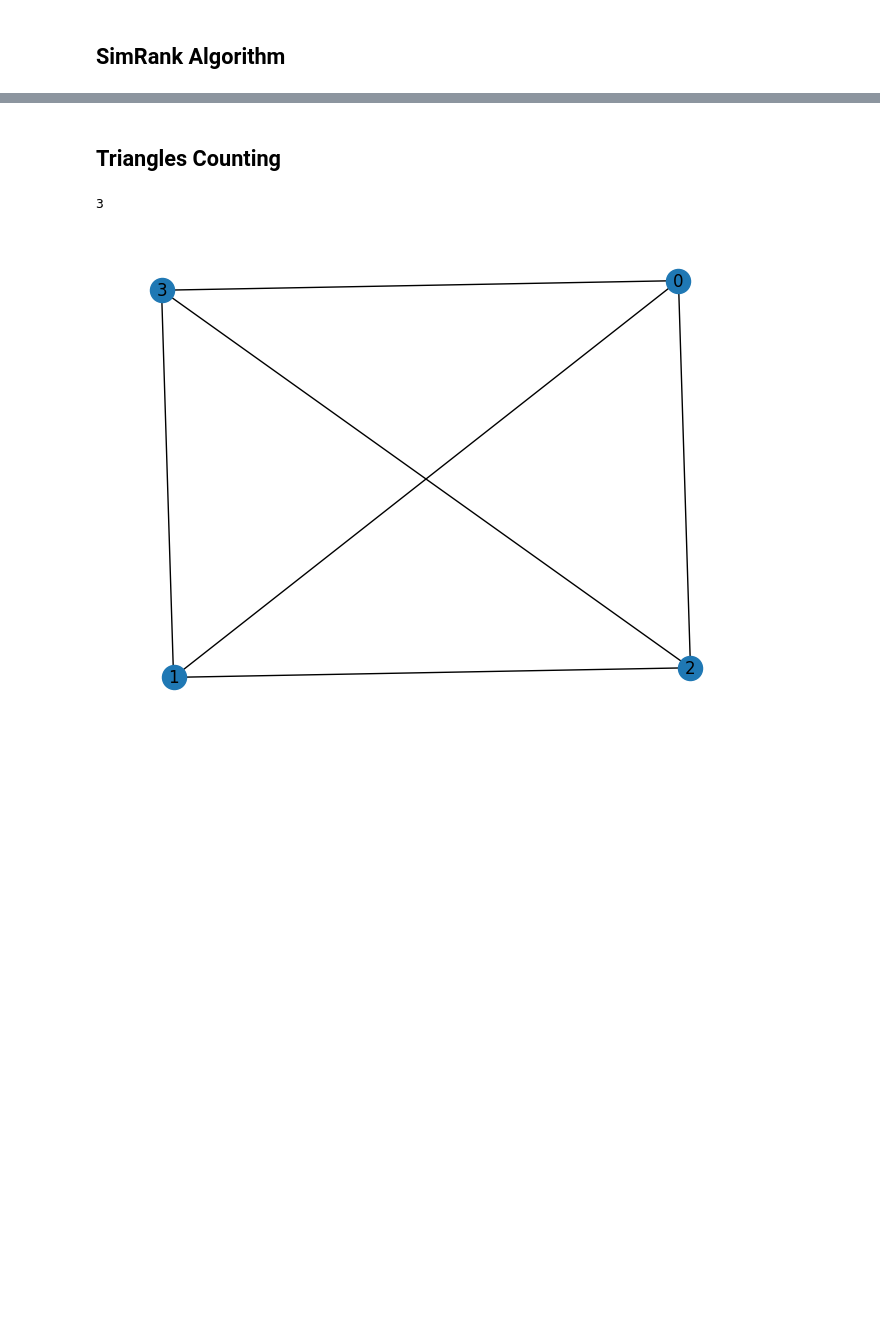
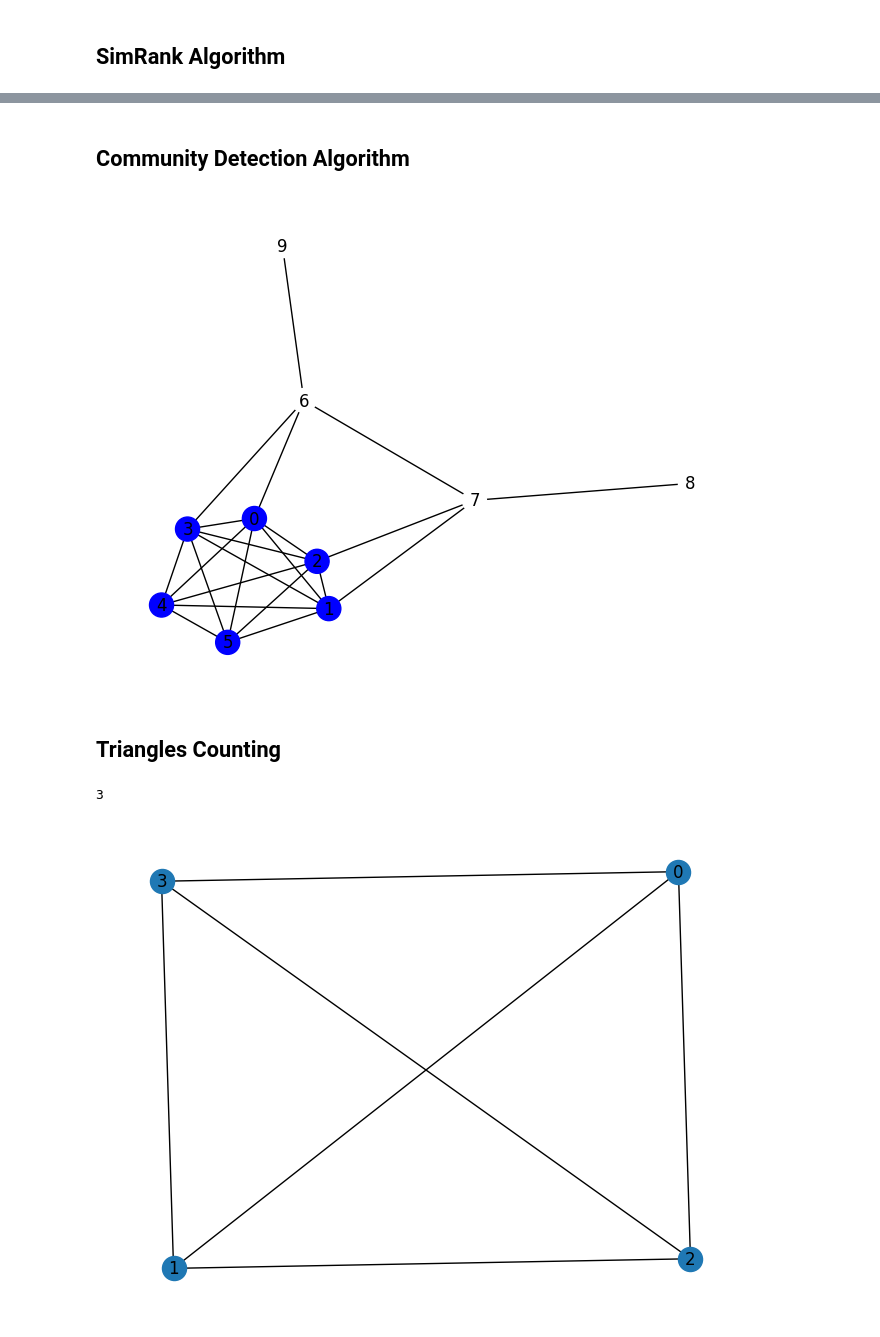
Before and after one commit to lukacsaronzs/data-mining-of-social-networks, a Jupyter notebook: social_network.ipynb, the cells around one changed output, grey strips where cells are left out. Drawn from its saved outputs; the diff is of its cells as text; code cells hidden in the pictures; blank space fills up the shorter version.

```diff
--- a/social_network.ipynb
+++ b/social_network.ipynb
@@ -130,3 +146,54 @@ print(s[4][5])
+# %% [markdown]
+## Community Detection Algorithm
+# %%
+def volume(G, nodes):
+    vin = 0.000001
+    vout = 0.000001
+    for n in G.nodes():
+        if n in nodes:
+            vin += G.degree(n)
+        else:
+            vout += G.degree(n)
+    return min(vin, vout)
+
+def conductance(G, nodes):
+    v = volume(G, nodes)
+    c = 0
+    for edge in G.edges():
+        if (edge[0] in nodes and edge[1] not in nodes) or (edge[0] not in nodes and edge[1] in nodes):
+            c += 1
+    return c / v
+
+def gen_community(g, c):
+    sim = nx.pagerank(g, max_iter = 1000, personalization={0: 1})
+    #sort the nodes by their simrank value
+    sorted_nodes = sorted(sim.items(), key=lambda x: x[1], reverse=True)
+
+    n = nx.Graph()
+
+    for s in sorted_nodes:
+        n.add_node(s[0])
+        for node in n.nodes():
+            if G.has_edge(node, s[0]):
+                n.add_edge(node, s[0])
+
+        conductance_value = conductance(G, n.nodes())
+        if conductance_value < c:
+            return n.nodes()
+    return n.nodes()
+
+#random graph
+G = nx.random_internet_as_graph(10)
+community = gen_community(G, 0.5)
+#colors nodes, different if node in community
+colors = np.zeros((len(G.nodes()), 3)) + 1.0
+
+for node in community:
+    colors[node] = [0, 0, 1]
+
+nx.draw(G, with_labels = True, node_color = colors)
+# %% [output]
+[figure, added]
 # %% [markdown]
 ## Triangles Counting
 # %%
```
Also changed, not shown: parts of 5 cells of this notebook.
